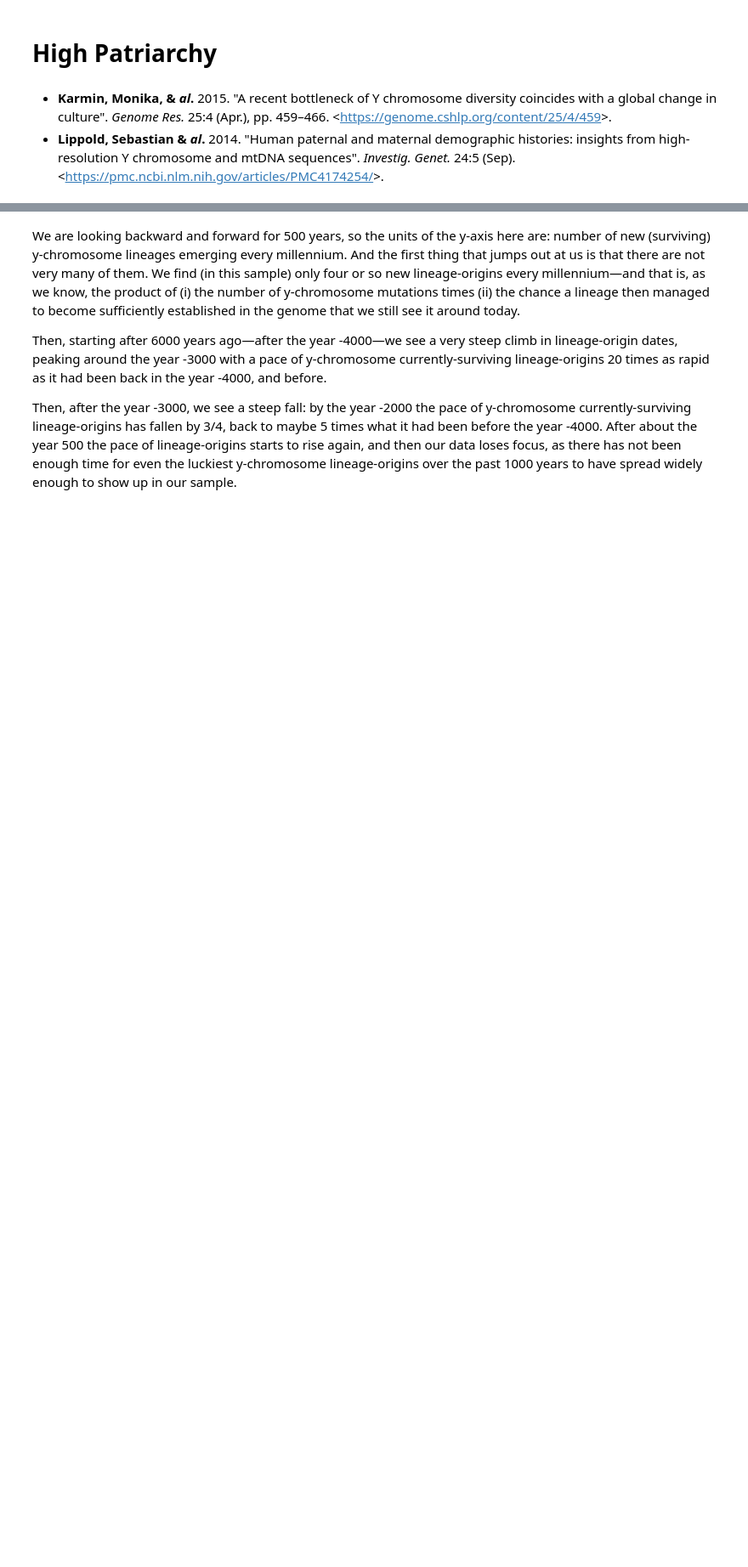
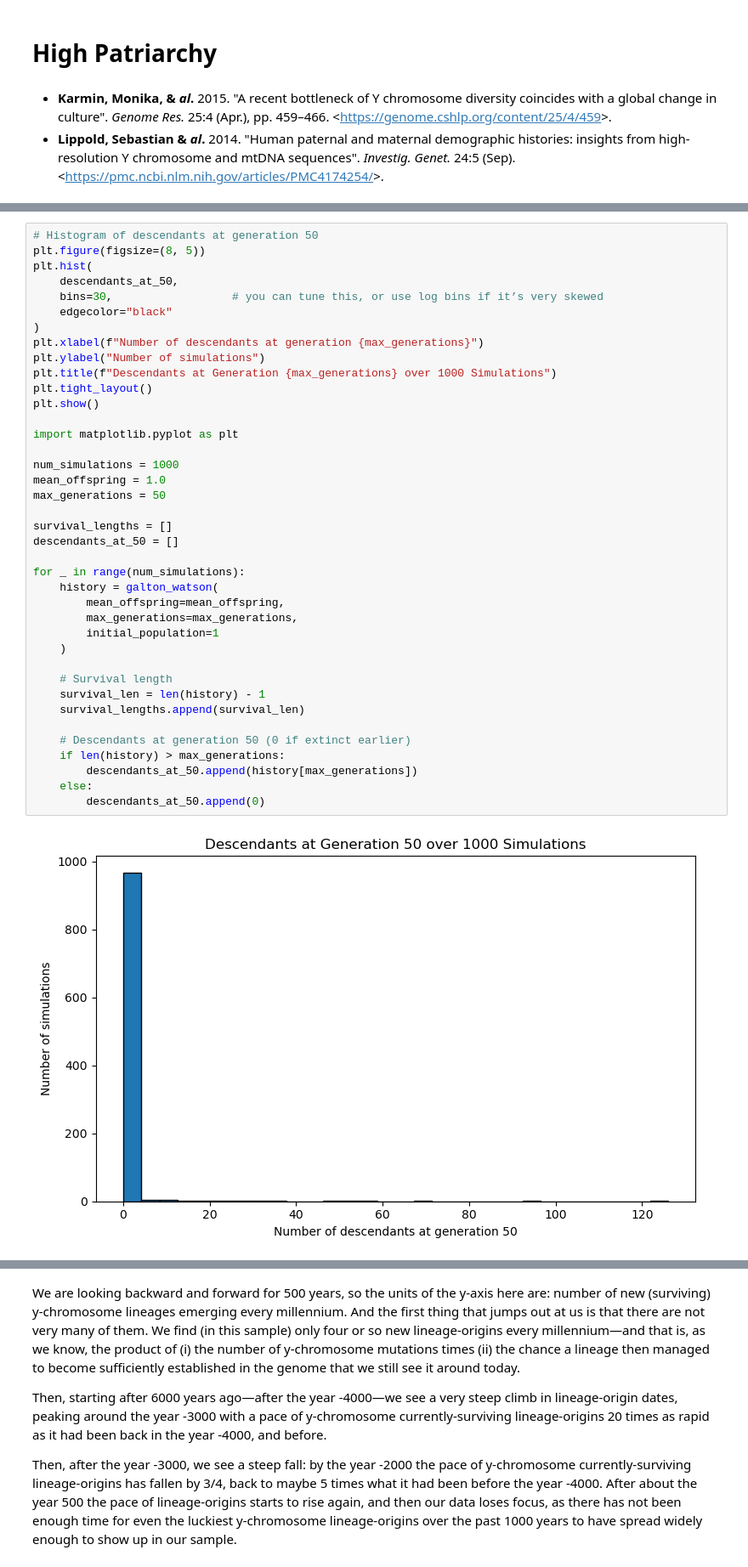
Before and after one commit to braddelong/working_20251227, a Jupyter notebook: 2026-02-03-econ-196-patriarchy.ipynb, the cells around one changed output, grey strips where cells are left out. Shown: that part at 85% size. Drawn from its saved outputs; the diff is of its cells as text; blank space fills up the shorter version.

```diff
--- a/2026-02-03-econ-196-patriarchy.ipynb
+++ b/2026-02-03-econ-196-patriarchy.ipynb
@@ -23,0 +141,41 @@ So let's see what Karmin & _al._'s DNA-sequencing exercise tells us:
+# %%
+# Histogram of descendants at generation 50
+plt.figure(figsize=(8, 5))
+plt.hist(
+    descendants_at_50,
+    bins=30,                  # you can tune this, or use log bins if it’s very skewed
+    edgecolor="black"
+)
+plt.xlabel(f"Number of descendants at generation {max_generations}")
+plt.ylabel("Number of simulations")
+plt.title(f"Descendants at Generation {max_generations} over 1000 Simulations")
+plt.tight_layout()
+plt.show()
+
+import matplotlib.pyplot as plt
+
+num_simulations = 1000
+mean_offspring = 1.0
+max_generations = 50
+
+survival_lengths = []
+descendants_at_50 = []
+
+for _ in range(num_simulations):
+    history = galton_watson(
+        mean_offspring=mean_offspring,
+        max_generations=max_generations,
+        initial_population=1
+    )
+
+    # Survival length
+    survival_len = len(history) - 1
+    survival_lengths.append(survival_len)
+
+    # Descendants at generation 50 (0 if extinct earlier)
+    if len(history) > max_generations:
+        descendants_at_50.append(history[max_generations])
+    else:
+        descendants_at_50.append(0)
+# %% [output]
+[figure, added]
```
Also changed, not shown: parts of 20 cells of this notebook, 3 other files.
